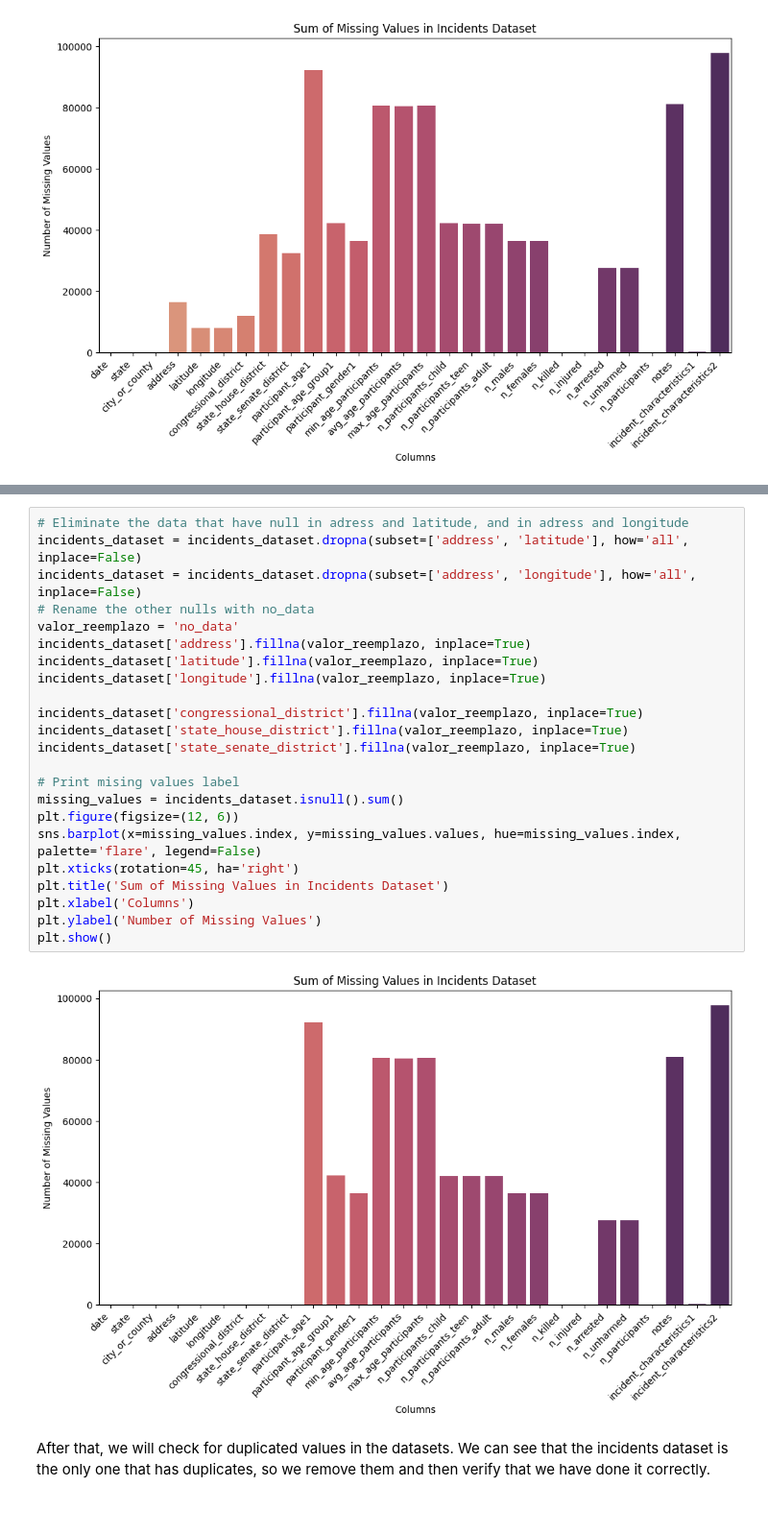
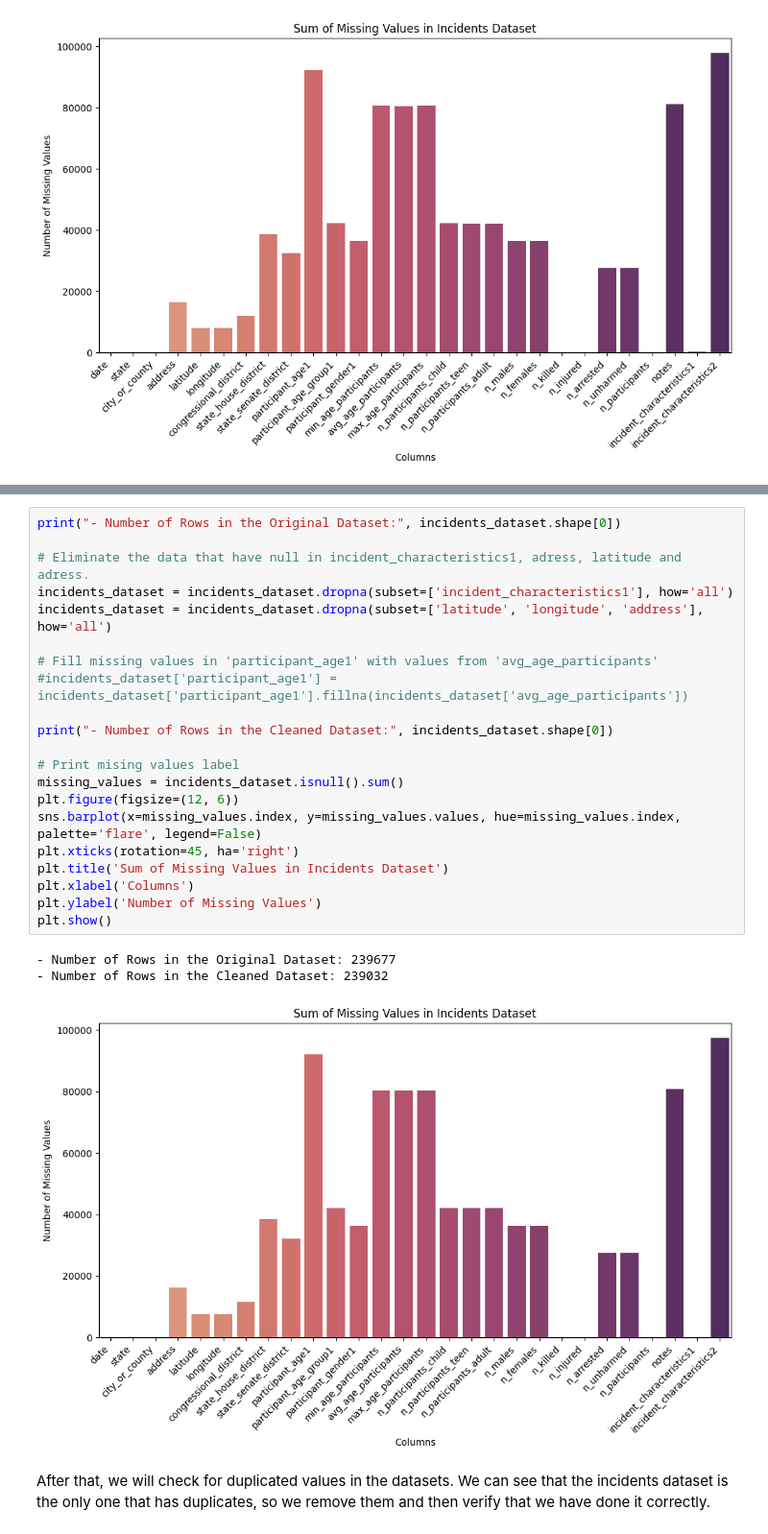
Before and after one commit to Marc2910llv/Gun-Incidents-In-USA-DataMining, a Jupyter notebook: Data_Mining_Project.ipynb, the cells around one changed output, grey strips where cells are left out. Shown at 96% size. Drawn from its saved outputs; the diff is of its cells as text.

```diff
--- a/Data_Mining_Project.ipynb
+++ b/Data_Mining_Project.ipynb
@@ -231,28 +229,28 @@ With the rest of the columns that are of **type object**, since the number of nu
 # %%
-# Eliminate the data that have null in adress and latitude, and in adress and longitude
-incidents_dataset = incidents_dataset.dropna(subset=['address', 'latitude'], how='all', inplace=False)
-incidents_dataset = incidents_dataset.dropna(subset=['address', 'longitude'], how='all', inplace=False)
-# Rename the other nulls with no_data
-valor_reemplazo = 'no_data'
-incidents_dataset['address'].fillna(valor_reemplazo, inplace=True)
-incidents_dataset['latitude'].fillna(valor_reemplazo, inplace=True)
-incidents_dataset['longitude'].fillna(valor_reemplazo, inplace=True)
+print("- Number of Rows in the Original Dataset:", incidents_dataset.shape[0])
 
-incidents_dataset['congressional_district'].fillna(valor_reemplazo, inplace=True)
-incidents_dataset['state_house_district'].fillna(valor_reemplazo, inplace=True)
-incidents_dataset['state_senate_district'].fillna(valor_reemplazo, inplace=True)
+# Eliminate the data that have null in incident_characteristics1, adress, latitude and adress.
+incidents_dataset = incidents_dataset.dropna(subset=['incident_characteristics1'], how='all')
+incidents_dataset = incidents_dataset.dropna(subset=['latitude', 'longitude', 'address'], how='all')
+
+# Fill missing values in 'participant_age1' with values from 'avg_age_participants'
+#incidents_dataset['participant_age1'] = incidents_dataset['participant_age1'].fillna(incidents_dataset['avg_age_participants'])
+
+print("- Number of Rows in the Cleaned Dataset:", incidents_dataset.shape[0])
 
 # Print mising values label
 missing_values = incidents_dataset.isnull().sum()
 plt.figure(figsize=(12, 6))
 sns.barplot(x=missing_values.index, y=missing_values.values, hue=missing_values.index, palette='flare', legend=False)
 plt.xticks(rotation=45, ha='right')
 plt.title('Sum of Missing Values in Incidents Dataset')
 plt.xlabel('Columns')
 plt.ylabel('Number of Missing Values')
 plt.show()
 # %% [output]
+- Number of Rows in the Original Dataset: 239677
+- Number of Rows in the Cleaned Dataset: 239032
-[figure, old version]
+[figure, new version]
 # %% [markdown]
 After that, we will check for duplicated values in the datasets. We can see that the incidents dataset is the only one that has duplicates, so we remove them and then verify that we have done it correctly.
 # %%
```
Also changed, not shown: parts of 35 cells of this notebook.
